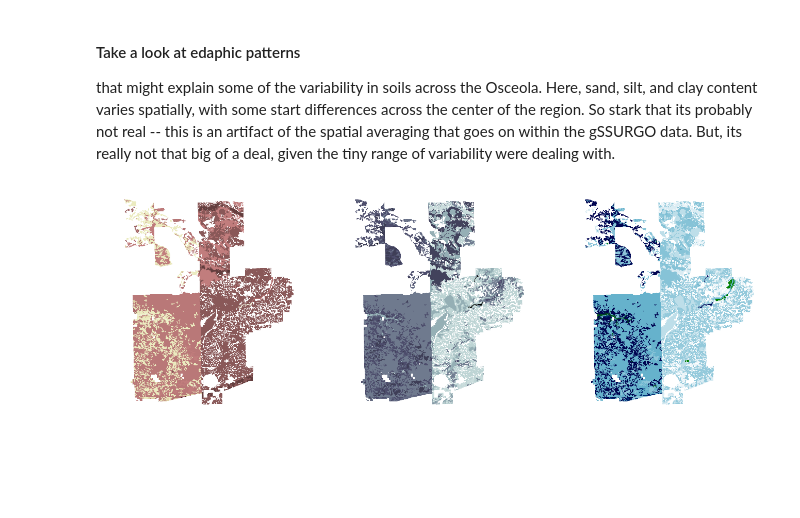
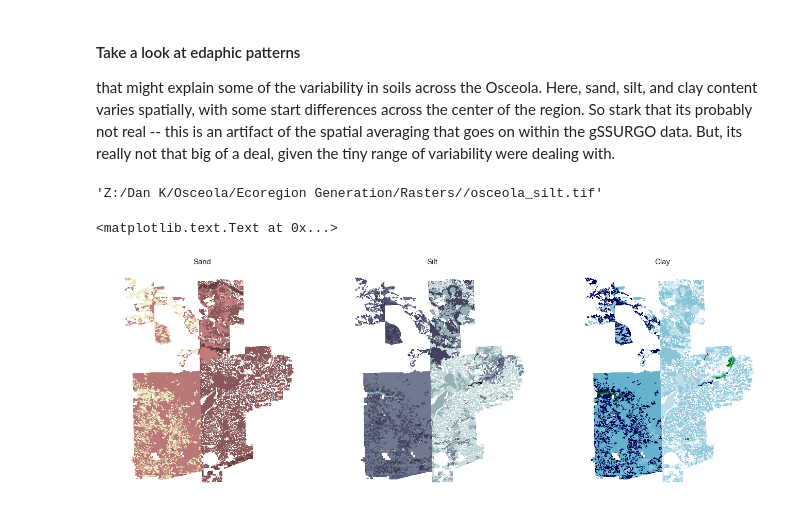
Before and after one commit to djkrofch/Osceola, a Jupyter notebook: Osceola_ModelSetup.ipynb, the cells around one changed output. Cells and saved outputs as stored; diff of their text form; code cells hidden in the pictures; blank space fills up the shorter version.

```diff
--- a/Osceola_ModelSetup.ipynb
+++ b/Osceola_ModelSetup.ipynb
@@ -66,6 +66,9 @@ def plotRaster(image, ax=None, *args, **kwargs):
     # Setup axes
     ax.spines['left'].set_visible(False)
     ax.spines['bottom'].set_visible(False)
+    ax.spines['top'].set_visible(False)
+    ax.spines['right'].set_visible(False)
+
     ax.get_xaxis().set_ticks([])
     ax.get_yaxis().set_ticks([])
 
@@ -73,7 +76,8 @@ def getShpGeom(shapefile):
     shp = fiona.open(shapefile)
     bds = shp.bounds
     shp.close()
-
+    padLON = ((bds[0] - bds[2]) / 2) * 0.05
+    padLAT = ((bds[1] - bds[3]) / 2) * 0.05
     ll = (bds[0] + padLON, bds[1] + padLAT)
     ur = (bds[2] - padLON, bds[3] - padLAT)
     midlat = (bds[1] + bds[3]) / 2
@@ -158,18 +162,27 @@ The next step isn't entirely intuitive either -- clipping the resulting geodatab
 # %% [markdown]
 #### Take a look at edaphic patterns
 that might explain some of the variability in soils across the Osceola. Here, sand, silt, and clay content varies spatially, with some start differences across the center of the region. So stark that its probably not real -- this is an artifact of the spatial averaging that goes on within the gSSURGO data. But, its really not that big of a deal, given the tiny range of variability were dealing with.
+# %%
+gdal.Open(rasterDir + 'Ecoregion Generation/osceola_silt.tif')
+rasterDir + '/osceola_silt.tif'
+# %% [output]
+'Z:/Dan K/Osceola/Ecoregion Generation/Rasters//osceola_silt.tif'
 # %%
-sand = importRaster(dataDir + 'Ecoregion Generation/osceola_sand.tif')
-silt = importRaster(dataDir + 'Ecoregion Generation/osceola_silt.tif')
-clay = importRaster(dataDir + 'Ecoregion Generation/osceola_clay.tif')
+sand = importRaster(rasterDir + 'osceola_sand.tif')
+silt = importRaster(rasterDir + 'osceola_silt.tif')
+clay = importRaster(rasterDir + 'osceola_clay.tif')
 
 f, (ax1, ax2, ax3) = plt.subplots(1,3, figsize = (24,8))
 plotRaster(sand, ax1, cmap = 'pink_r', vmin = 70, vmax = 100)
 plotRaster(silt, ax2, cmap = 'bone_r', vmin = 0, vmax = 10)
 plotRaster(clay, ax3, cmap = 'ocean_r', vmin = 0, vmax = 25)
 plt.subplots_adjust(wspace = 0, hspace = 0.05)
 for ax in f.axes:
     ax.set_xticklabels('')
     ax.set_yticklabels('')
+ax1.set_title('Sand', fontsize = 15)
+ax2.set_title('Silt', fontsize = 15)
+ax3.set_title('Clay', fontsize = 15)
 # %% [output]
+<matplotlib.text.Text at 0x...>
-[figure, old version]
+[figure, new version]
```
Also changed, not shown: parts of 1 cell of this notebook.
